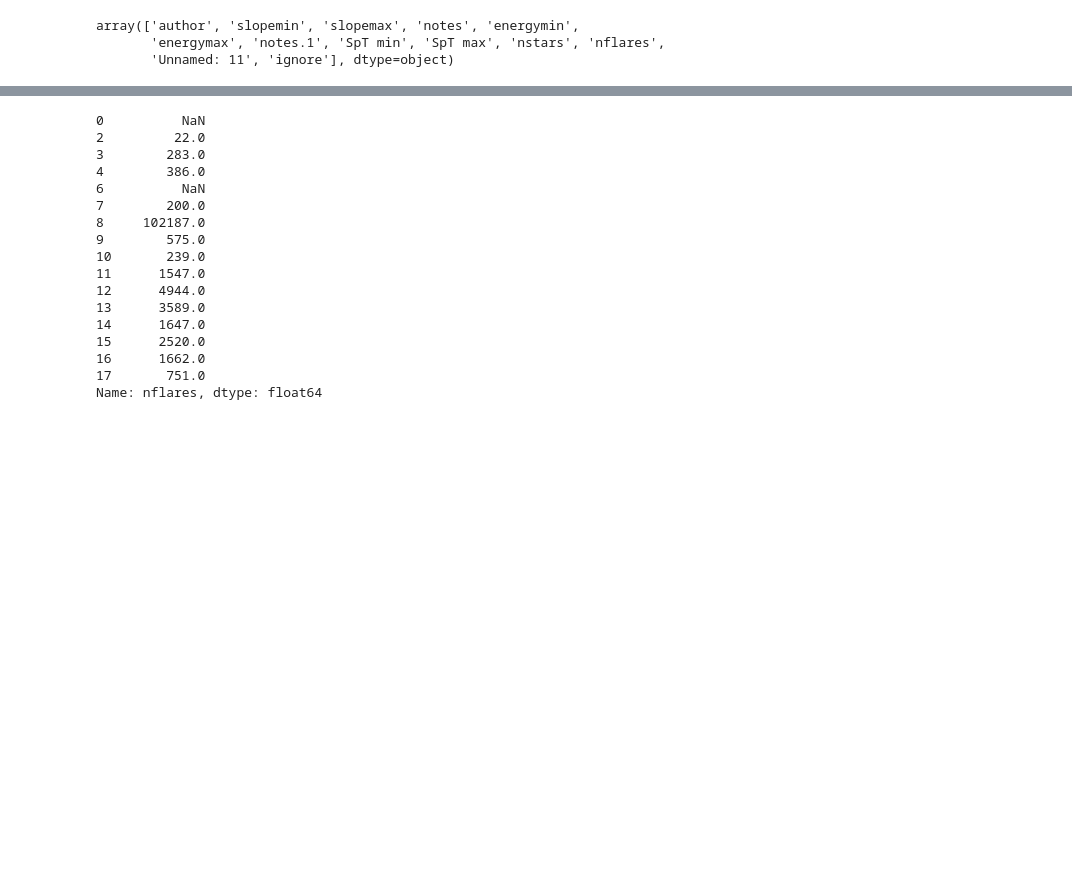
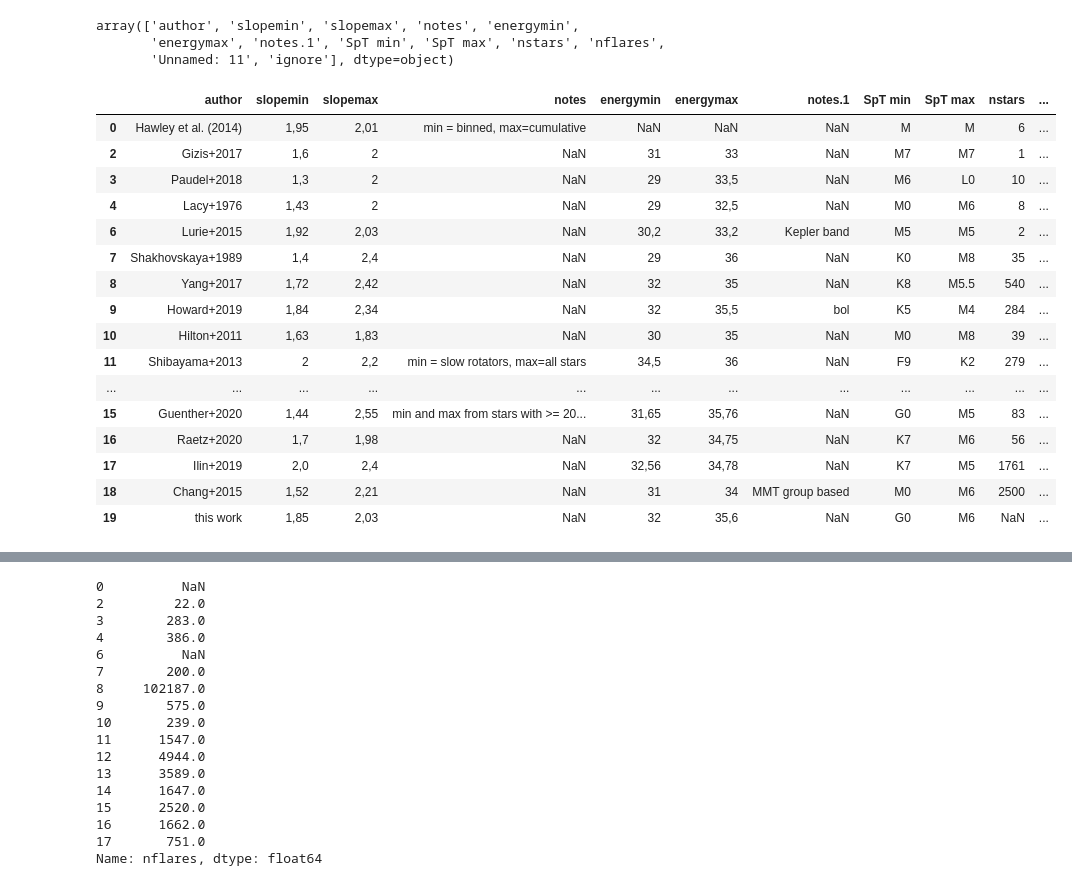
Before and after one commit to ekaterinailin/flares-in-clusters-ii-draft, a Jupyter notebook: Alpha_prior.ipynb, the cells around one changed output, grey strips where cells are left out. Drawn from its saved outputs; the diff is of its cells as text; code cells hidden in the pictures; blank space fills up the shorter version.

```diff
--- a/Alpha_prior.ipynb
+++ b/Alpha_prior.ipynb
@@ -31,6 +31,26 @@ df.columns.values
 array(['author', 'slopemin', 'slopemax', 'notes', 'energymin',
        'energymax', 'notes.1', 'SpT min', 'SpT max', 'nstars', 'nflares',
        'Unnamed: 11', 'ignore'], dtype=object)
+# %%
+df
+# %% [output]
+|  | author | slopemin | slopemax | notes | energymin | energymax | notes.1 | SpT min | SpT max | nstars | ... |
+| 0 | Hawley et al. (2014) | 1,95 | 2,01 | min = binned, max=cumulative | NaN | NaN | NaN | M | M | 6 | ... |
+| 2 | Gizis+2017 | 1,6 | 2 | NaN | 31 | 33 | NaN | M7 | M7 | 1 | ... |
+| 3 | Paudel+2018 | 1,3 | 2 | NaN | 29 | 33,5 | NaN | M6 | L0 | 10 | ... |
+| 4 | Lacy+1976 | 1,43 | 2 | NaN | 29 | 32,5 | NaN | M0 | M6 | 8 | ... |
+| 6 | Lurie+2015 | 1,92 | 2,03 | NaN | 30,2 | 33,2 | Kepler band | M5 | M5 | 2 | ... |
+| 7 | Shakhovskaya+1989 | 1,4 | 2,4 | NaN | 29 | 36 | NaN | K0 | M8 | 35 | ... |
+| 8 | Yang+2017 | 1,72 | 2,42 | NaN | 32 | 35 | NaN | K8 | M5.5 | 540 | ... |
+| 9 | Howard+2019 | 1,84 | 2,34 | NaN | 32 | 35,5 | bol | K5 | M4 | 284 | ... |
+| 10 | Hilton+2011 | 1,63 | 1,83 | NaN | 30 | 35 | NaN | M0 | M8 | 39 | ... |
+| 11 | Shibayama+2013 | 2 | 2,2 | min = slow rotators, max=all stars | 34,5 | 36 | NaN | F9 | K2 | 279 | ... |
+| ... | ... | ... | ... | ... | ... | ... | ... | ... | ... | ... | ... |
+| 15 | Guenther+2020 | 1,44 | 2,55 | min and max from stars with >= 20... | 31,65 | 35,76 | NaN | G0 | M5 | 83 | ... |
+| 16 | Raetz+2020 | 1,7 | 1,98 | NaN | 32 | 34,75 | NaN | K7 | M6 | 56 | ... |
+| 17 | Ilin+2019 | 2,0 | 2,4 | NaN | 32,56 | 34,78 | NaN | K7 | M5 | 1761 | ... |
+| 18 | Chang+2015 | 1,52 | 2,21 | NaN | 31 | 34 | MMT group based | M0 | M6 | 2500 | ... |
+| 19 | this work | 1,85 | 2,03 | NaN | 32 | 35,6 | NaN | G0 | M6 | NaN | ... |
 # %%
 totflares=df.nflares.astype(float).sum()
 totflares
```
Also changed, not shown: parts of 4 cells of this notebook, 16 other files.
